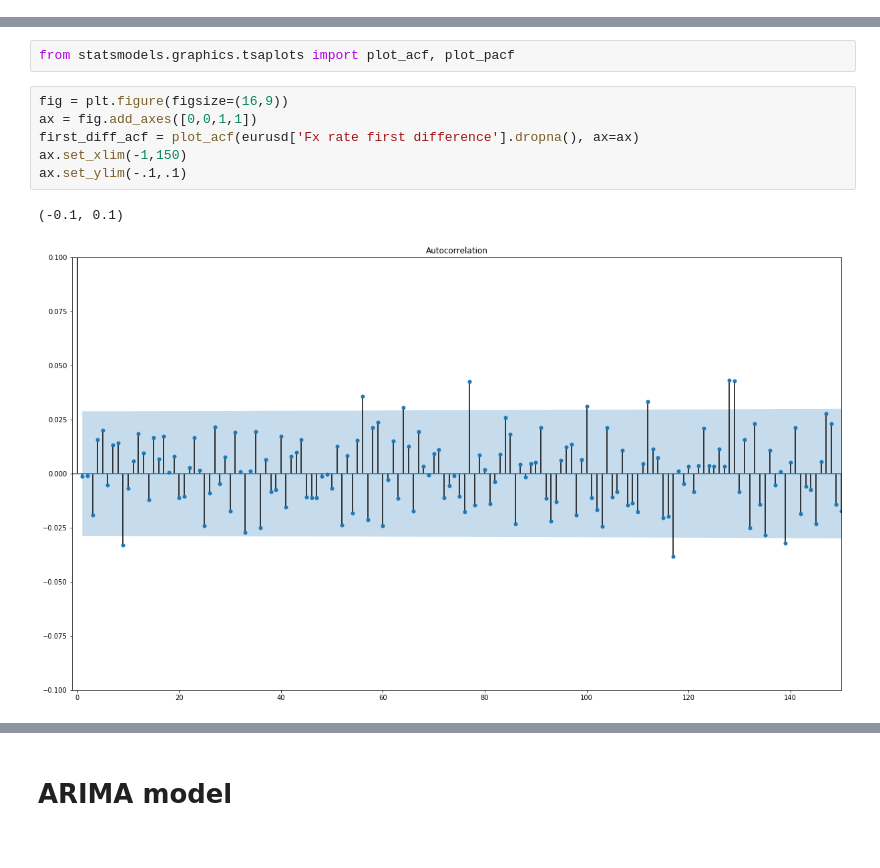
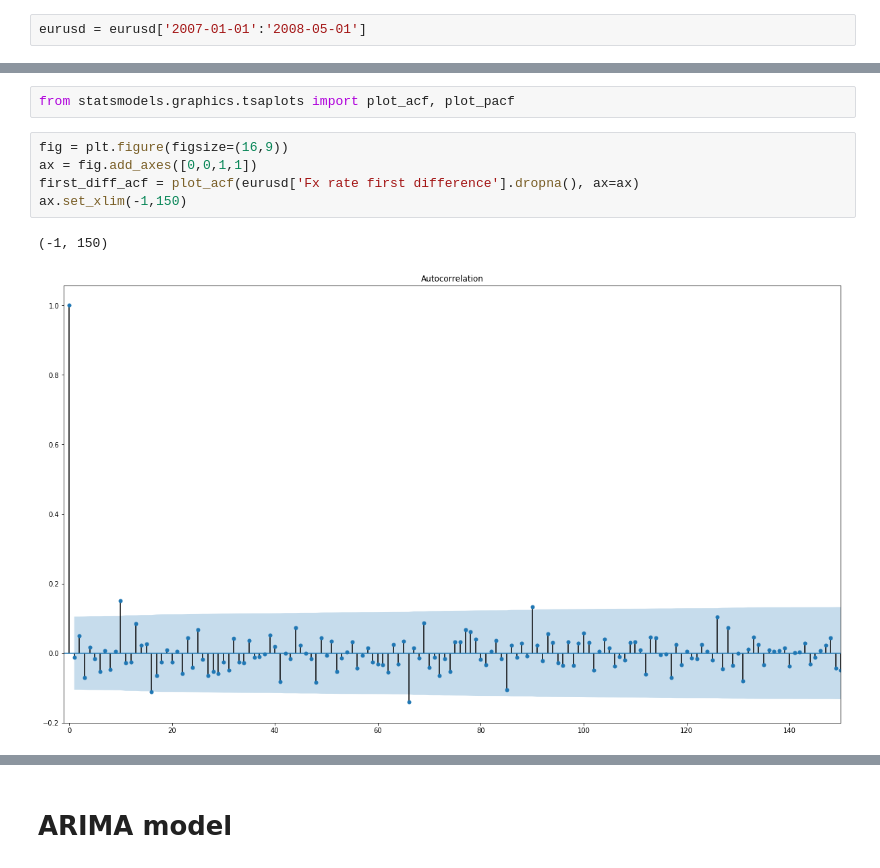
Before and after one commit to Robak23/forex_deep, a Jupyter notebook: Forex_analysis.ipynb, the cells around one changed output, grey strips where cells are left out. Cells and saved outputs as stored; diff of their text form.

```diff
--- a/Forex_analysis.ipynb
+++ b/Forex_analysis.ipynb
@@ -13,6 +13,8 @@ import matplotlib.pyplot as plt
 eurusd = pd.read_csv("data/EURUSD_daily.csv", index_col='Date')
 # %%
 eurusd.index = pd.to_datetime(eurusd.index)
+# %%
+eurusd = eurusd['2007-01-01':'2008-05-01']
 # %%
 eurusd.head()
 # %% [output]
@@ -97,12 +99,11 @@ from statsmodels.graphics.tsaplots import plot_acf, plot_pacf
 # %%
 fig = plt.figure(figsize=(16,9))
 ax = fig.add_axes([0,0,1,1])
 first_diff_acf = plot_acf(eurusd['Fx rate first difference'].dropna(), ax=ax)
 ax.set_xlim(-1,150)
-ax.set_ylim(-.1,.1)
 # %% [output]
-(-0.1, 0.1)
+(-1, 150)
-[figure, old version]
+[figure, new version]
 # %%
 fig = plt.figure(figsize=(16,9))
 ax = fig.add_axes([0,0,1,1])
```
Also changed, not shown: parts of 19 cells of this notebook, 1 other file.
